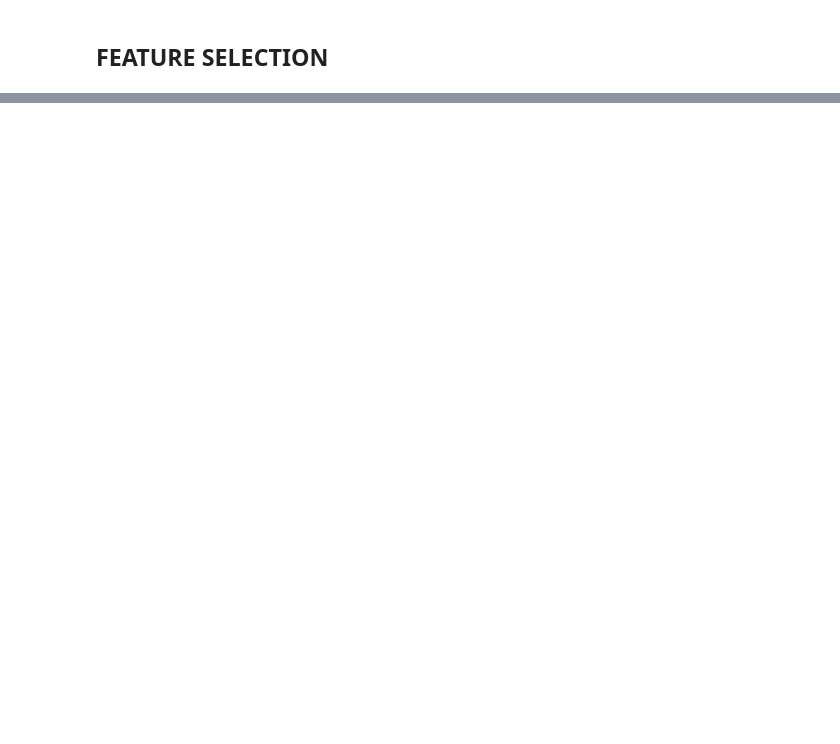
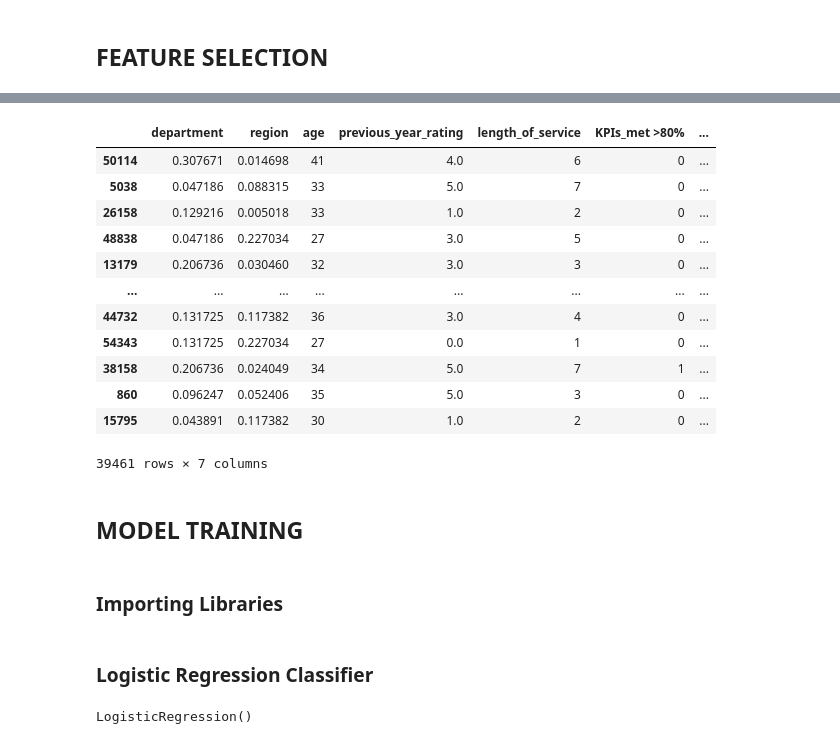
Before and after one commit to AyushBajpayee/HR-ANALYTICS, a Jupyter notebook: HR_ANALYTICS.ipynb, the cells around one changed output, grey strips where cells are left out. Drawn from its saved outputs; the diff is of its cells as text; code cells hidden in the pictures; blank space fills up the shorter version.

```diff
--- a/HR_ANALYTICS.ipynb
+++ b/HR_ANALYTICS.ipynb
@@ -670,0 +536,25 @@ X_test['recruitment_channel'] = X_test['recruitment_channel'].map(rc_encoder)
+# %%
+#Creating a featureset based on these
+X_trainF = X_train.drop(columns=['gender', 'education', 'no_of_trainings', 'recruitment_channel', 'awards_won?'], axis=1)
+X_validationF = X_validation.drop(columns=['gender', 'education', 'no_of_trainings', 'recruitment_channel', 'awards_won?'], axis=1)
+X_testF = X_test.drop(columns=['gender', 'education', 'no_of_trainings', 'recruitment_channel', 'awards_won?'], axis=1)
+# %%
+X_trainF
+# %% [output]
+|  | department | region | age | previous_year_rating | length_of_service | KPIs_met >80% | ... |
+| 50114 | 0.307671 | 0.014698 | 41 | 4.0 | 6 | 0 | ... |
+| 5038 | 0.047186 | 0.088315 | 33 | 5.0 | 7 | 0 | ... |
+| 26158 | 0.129216 | 0.005018 | 33 | 1.0 | 2 | 0 | ... |
+| 48838 | 0.047186 | 0.227034 | 27 | 3.0 | 5 | 0 | ... |
+| 13179 | 0.206736 | 0.030460 | 32 | 3.0 | 3 | 0 | ... |
+| ... | ... | ... | ... | ... | ... | ... | ... |
+| 44732 | 0.131725 | 0.117382 | 36 | 3.0 | 4 | 0 | ... |
+| 54343 | 0.131725 | 0.227034 | 27 | 0.0 | 1 | 0 | ... |
+| 38158 | 0.206736 | 0.024049 | 34 | 5.0 | 7 | 1 | ... |
+| 860 | 0.096247 | 0.052406 | 35 | 5.0 | 3 | 0 | ... |
+| 15795 | 0.043891 | 0.117382 | 30 | 1.0 | 2 | 0 | ... |
+39461 rows × 7 columns
+# %% [markdown]
+## **MODEL TRAINING**
+# %% [markdown]
+### Importing Libraries
@@ -670,0 +569,8 @@ X_test['recruitment_channel'] = X_test['recruitment_channel'].map(rc_encoder)
+# %% [markdown]
+### Logistic Regression Classifier
+# %%
+#Fitting Logistic Regression in training Set
+classifier = LogisticRegression()
+classifier.fit(X_trainF, y_train)
+# %% [output]
+LogisticRegression()
```
Also changed, not shown: parts of 88 cells of this notebook.
